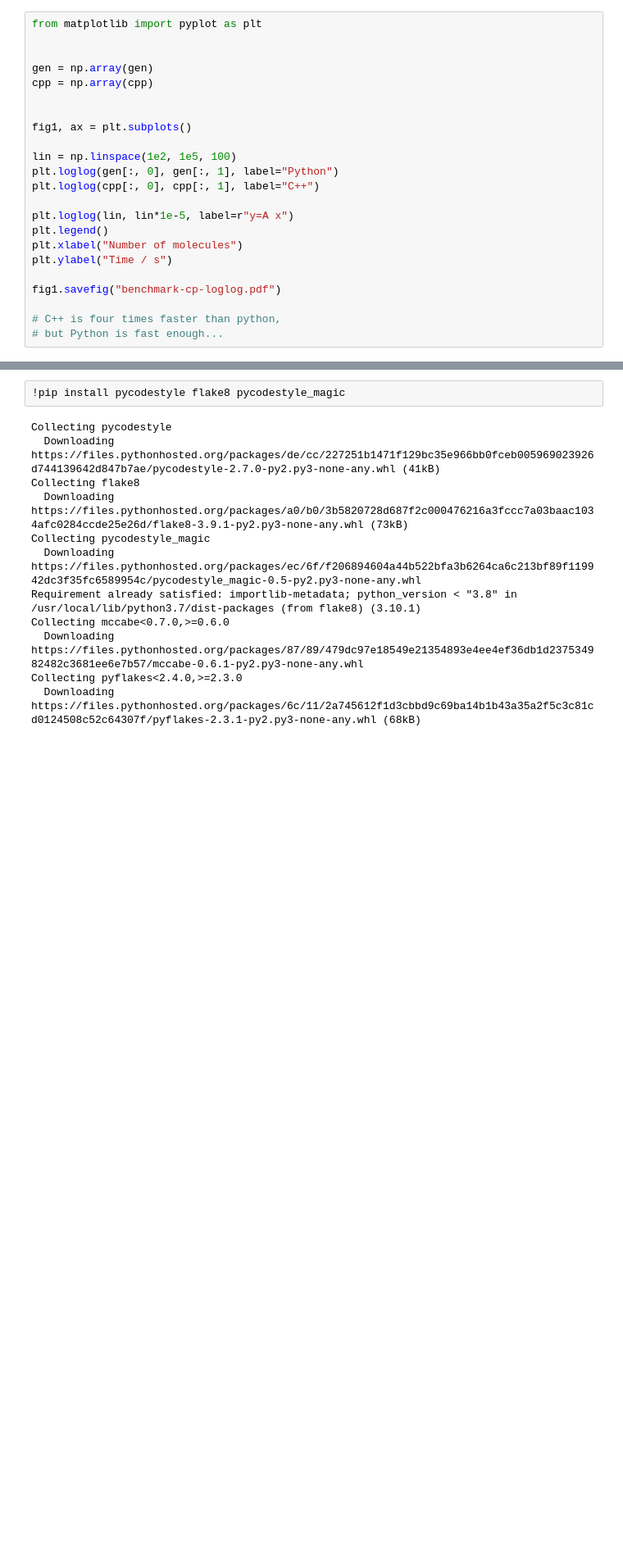
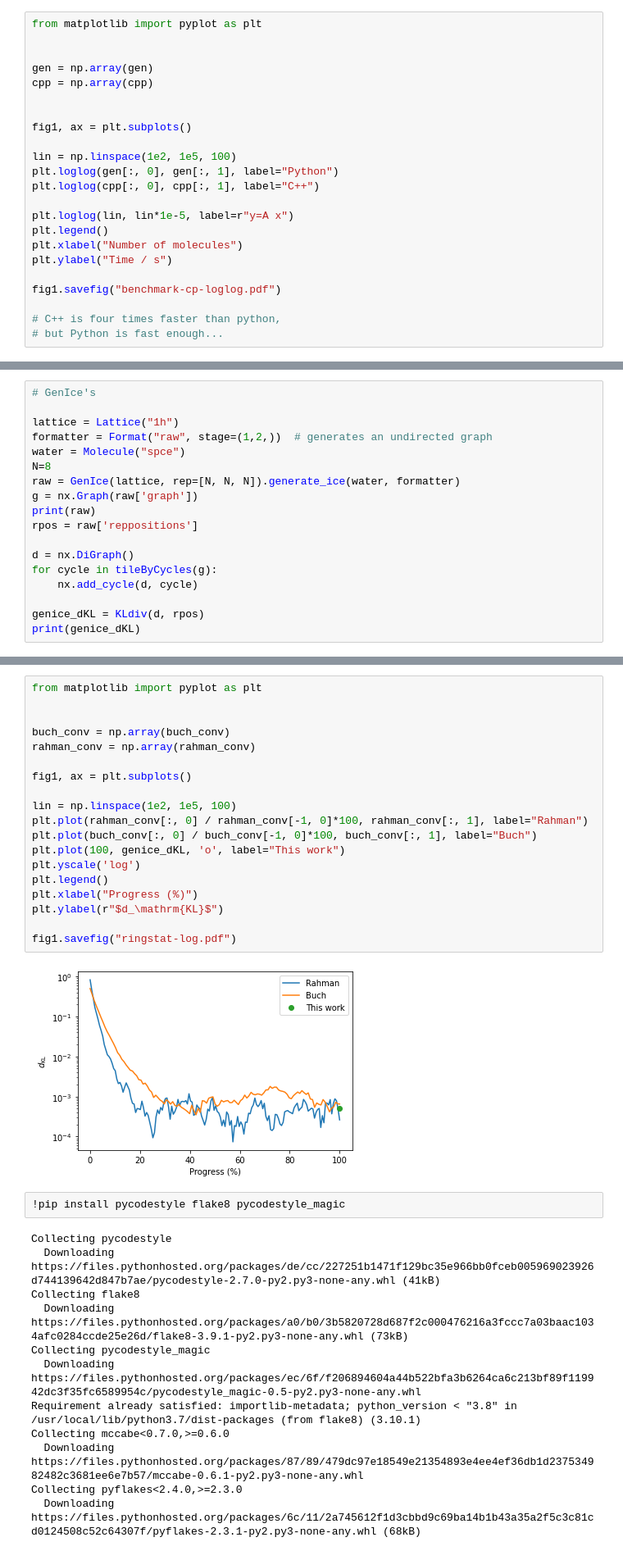
Before and after one commit to vitroid/TileCycles, a Jupyter notebook: TileCycles.ipynb, the cells around one changed output, grey strips where cells are left out. Shown at 82% size. Saved outputs shown, nothing was run; the diff lists cells and outputs as text; blank space fills up the shorter version.

```diff
--- a/TileCycles.ipynb
+++ b/TileCycles.ipynb
@@ -520,0 +725,18 @@ fig1.savefig("benchmark-cp-loglog.pdf")
+# %%
+# GenIce's
+
+lattice = Lattice("1h")
+formatter = Format("raw", stage=(1,2,))  # generates an undirected graph
+water = Molecule("spce")
+N=8
+raw = GenIce(lattice, rep=[N, N, N]).generate_ice(water, formatter)
+g = nx.Graph(raw['graph'])
+print(raw)
+rpos = raw['reppositions']
+
+d = nx.DiGraph()
+for cycle in tileByCycles(g):
+    nx.add_cycle(d, cycle)
+
+genice_dKL = KLdiv(d, rpos)
+print(genice_dKL)
@@ -521,3 +754,24 @@ fig1.savefig("benchmark-cp-loglog.pdf")
+# %%
+from matplotlib import pyplot as plt
+
+
+buch_conv = np.array(buch_conv)
+rahman_conv = np.array(rahman_conv)
+
+fig1, ax = plt.subplots()
+
+lin = np.linspace(1e2, 1e5, 100)
+plt.plot(rahman_conv[:, 0] / rahman_conv[-1, 0]*100, rahman_conv[:, 1], label="Rahman")
+plt.plot(buch_conv[:, 0] / buch_conv[-1, 0]*100, buch_conv[:, 1], label="Buch")
+plt.plot(100, genice_dKL, 'o', label="This work")
+plt.yscale('log')
+plt.legend()
+plt.xlabel("Progress (%)")
+plt.ylabel(r"$d_\mathrm{KL}$")
+
+fig1.savefig("ringstat-log.pdf")
+# %% [output]
+[figure, added]
 # %%
 !pip install pycodestyle flake8 pycodestyle_magic
 # %% [output]
```
Also changed, not shown: parts of 12 cells of this notebook, 1 other file.
